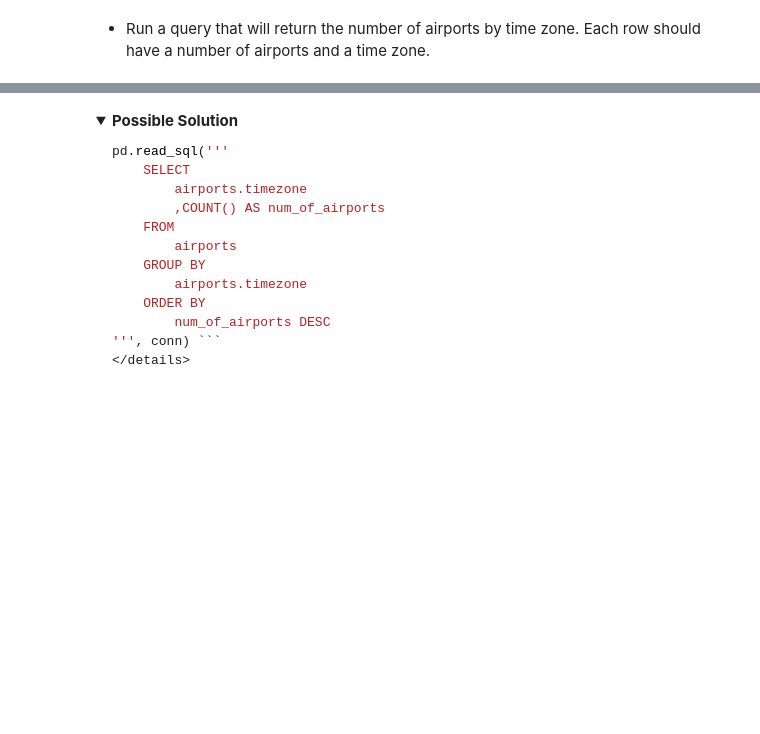
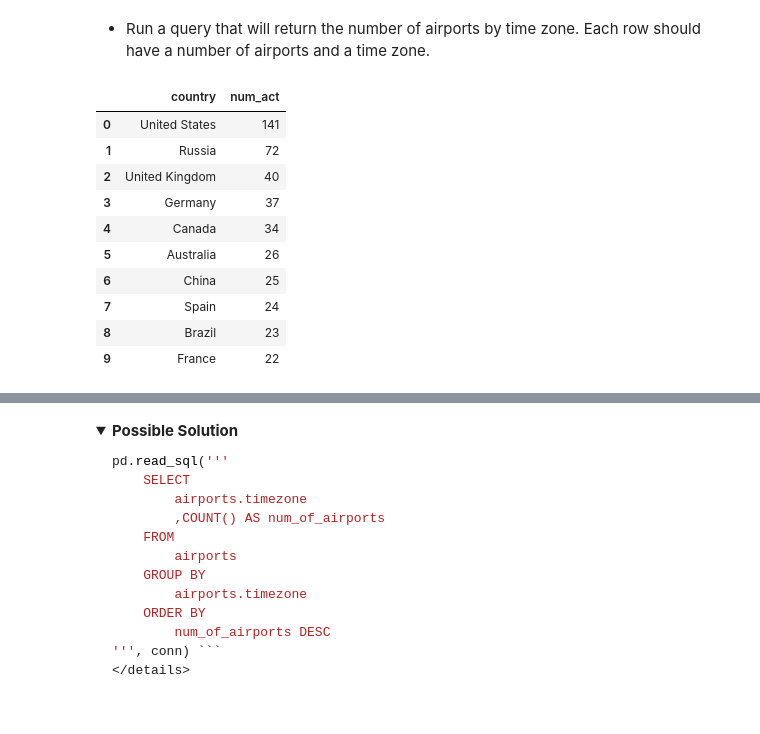
Before and after one commit to flatiron-school/NTL-DS-080723, a Jupyter notebook: 2phase/sql_joins_aggs.ipynb, the cells around one changed output, grey strips where cells are left out. Cells and saved outputs as stored; diff of their text form; code cells hidden in the pictures; folded sections open; blank space fills up the shorter version.

```diff
--- a/2phase/sql_joins_aggs.ipynb
+++ b/2phase/sql_joins_aggs.ipynb
@@ -186,0 +229,28 @@ pd.read_sql('''
+# %%
+# Your code here
+pd.read_sql("""
+SELECT
+  country, COUNT(*) AS num_act
+FROM airlines
+
+WHERE active = 'Y'
+
+GROUP BY
+  country
+ORDER BY
+  num_act DESC
+
+ LIMIT 10
+ """, conn)
+# %% [output]
+|  | country | num_act |
+| 0 | United States | 141 |
+| 1 | Russia | 72 |
+| 2 | United Kingdom | 40 |
+| 3 | Germany | 37 |
+| 4 | Canada | 34 |
+| 5 | Australia | 26 |
+| 6 | China | 25 |
+| 7 | Spain | 24 |
+| 8 | Brazil | 23 |
+| 9 | France | 22 |
```
Also changed, not shown: parts of 27 cells of this notebook.
